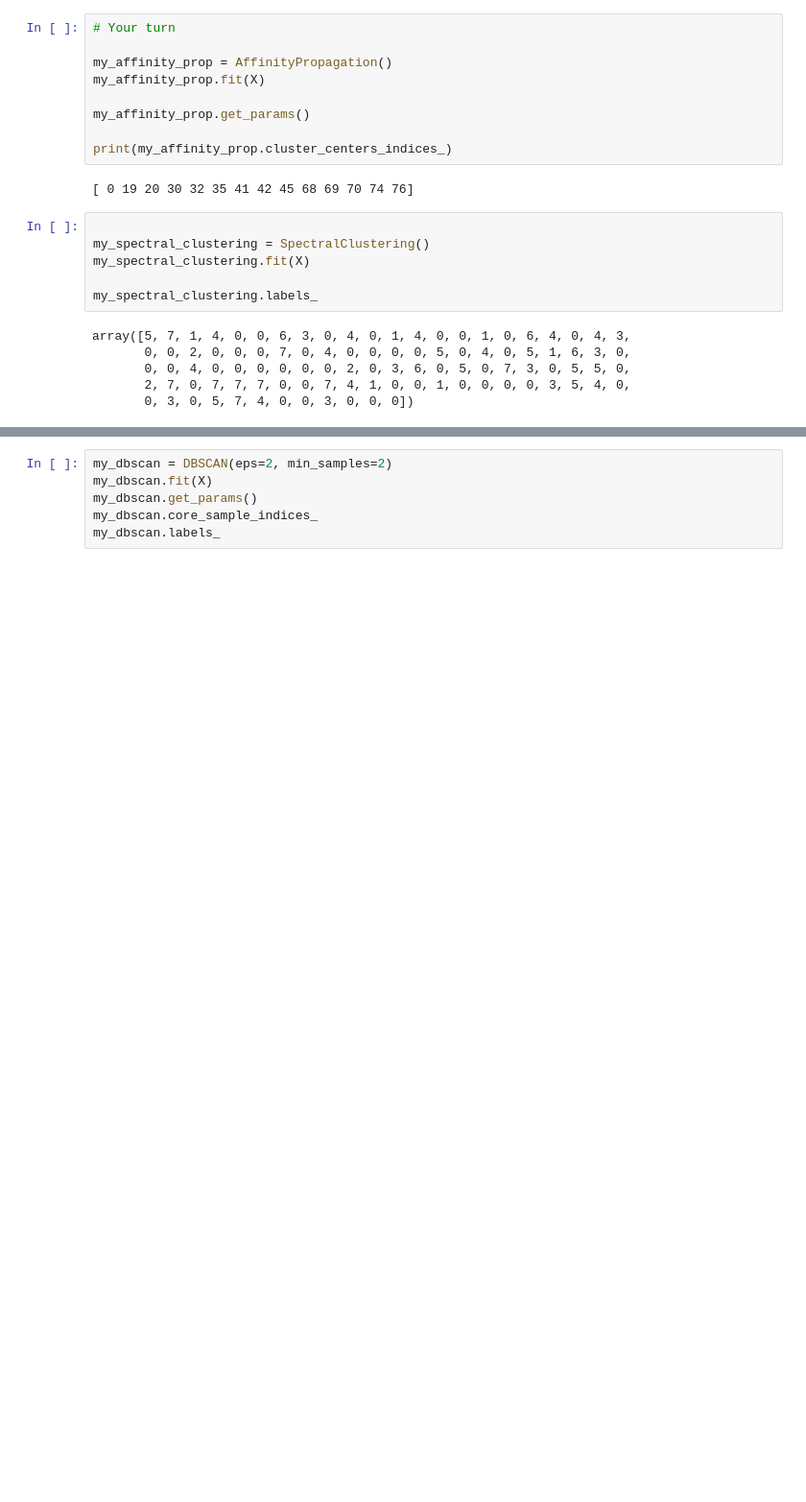
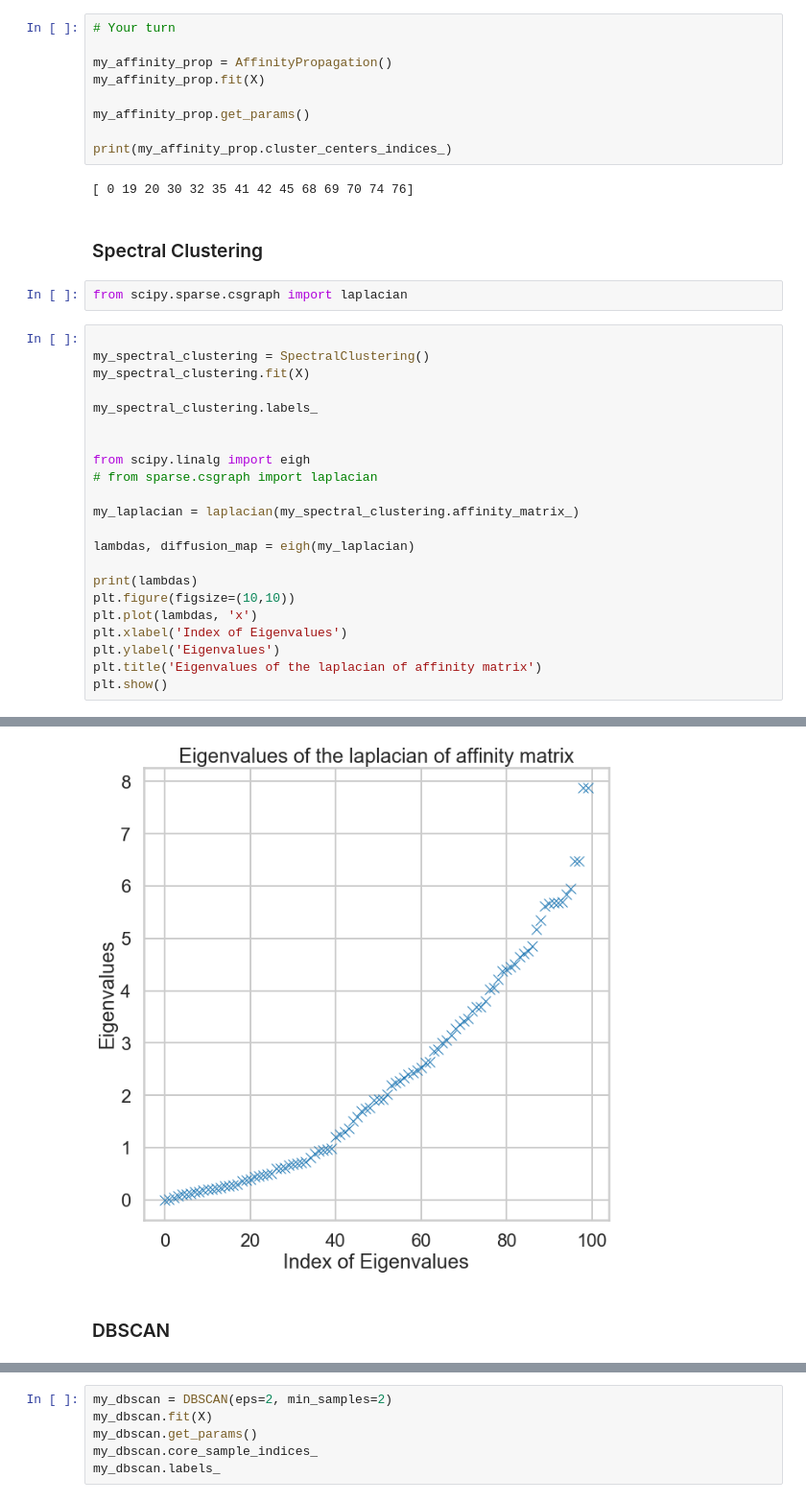
Before and after one commit to iamgauravg/10_5_4_Customer_Segmentation_Using_Clustering, a Jupyter notebook: exploration/data/1479758358_clustering/clustering/Mini_Project_Clustering.ipynb, the cells around one changed output, grey strips where cells are left out. Shown at 96% size. Saved outputs shown, nothing was run; the diff lists cells and outputs as text; blank space fills up the shorter version.

```diff
--- a/exploration/data/1479758358_clustering/clustering/Mini_Project_Clustering.ipynb
+++ b/exploration/data/1479758358_clustering/clustering/Mini_Project_Clustering.ipynb
@@ -529,15 +540,30 @@ my_affinity_prop.get_params()
 print(my_affinity_prop.cluster_centers_indices_)
 # %% [output]
 [ 0 19 20 30 32 35 41 42 45 68 69 70 74 76]
-# %%
-
-my_spectral_clustering = SpectralClustering()
-my_spectral_clustering.fit(X)
-
-my_spectral_clustering.labels_
-# %% [output]
-array([5, 7, 1, 4, 0, 0, 6, 3, 0, 4, 0, 1, 4, 0, 0, 1, 0, 6, 4, 0, 4, 3,
-       0, 0, 2, 0, 0, 0, 7, 0, 4, 0, 0, 0, 0, 5, 0, 4, 0, 5, 1, 6, 3, 0,
-       0, 0, 4, 0, 0, 0, 0, 0, 0, 2, 0, 3, 6, 0, 5, 0, 7, 3, 0, 5, 5, 0,
-       2, 7, 0, 7, 7, 7, 0, 0, 7, 4, 1, 0, 0, 1, 0, 0, 0, 0, 3, 5, 4, 0,
-       0, 3, 0, 5, 7, 4, 0, 0, 3, 0, 0, 0])
+# %% [markdown]
+### Spectral Clustering
+# %%
+from scipy.sparse.csgraph import laplacian
+# %%
+
+my_spectral_clustering = SpectralClustering()
+my_spectral_clustering.fit(X)
+
+my_spectral_clustering.labels_
+
+
+from scipy.linalg import eigh
+# from sparse.csgraph import laplacian
+
+my_laplacian = laplacian(my_spectral_clustering.affinity_matrix_)
+
+lambdas, diffusion_map = eigh(my_laplacian)
+
+print(lambdas)
+plt.figure(figsize=(10,10))
+plt.plot(lambdas, 'x')
+plt.xlabel('Index of Eigenvalues')
+plt.ylabel('Eigenvalues')
+plt.title('Eigenvalues of the laplacian of affinity matrix')
+plt.show()
+# %% [output]
@@ -543,0 +587,3 @@ array([5, 7, 1, 4, 0, 0, 6, 3, 0, 4, 0, 1, 4, 0, 0, 1, 0, 6, 4, 0, 4, 3,
+[figure, added]
+# %% [markdown]
+### DBSCAN
```
Also changed, not shown: parts of 14 cells of this notebook.
